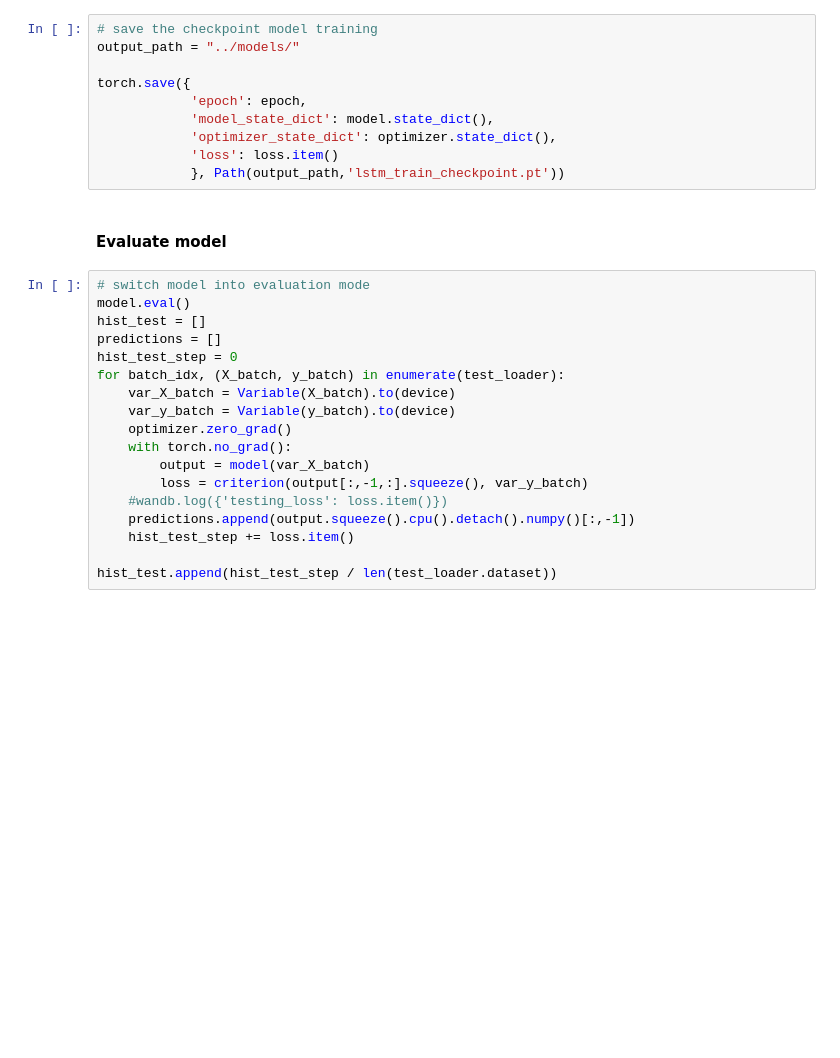
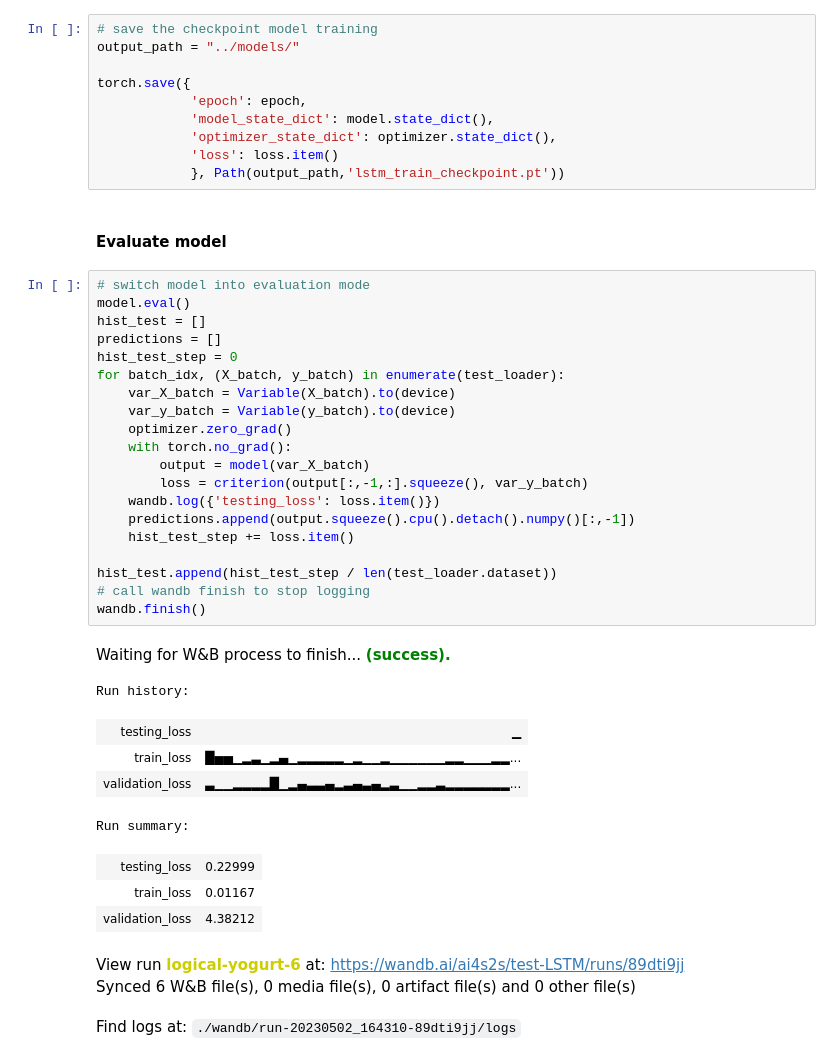
Before and after one commit to AI4S2S/cookbook, a Jupyter notebook: workflow/pred_temperature_LSTM.ipynb, the cells around one changed output. Drawn from its saved outputs; the diff is of its cells as text; blank space fills up the shorter version.

```diff
--- a/workflow/pred_temperature_LSTM.ipynb
+++ b/workflow/pred_temperature_LSTM.ipynb
@@ -344,21 +368,36 @@ torch.save({
 # %%
 # switch model into evaluation mode
 model.eval()
 hist_test = []
 predictions = []
 hist_test_step = 0
 for batch_idx, (X_batch, y_batch) in enumerate(test_loader):
     var_X_batch = Variable(X_batch).to(device)
     var_y_batch = Variable(y_batch).to(device)
     optimizer.zero_grad()
     with torch.no_grad():
         output = model(var_X_batch)
         loss = criterion(output[:,-1,:].squeeze(), var_y_batch)
-    #wandb.log({'testing_loss': loss.item()})
+    wandb.log({'testing_loss': loss.item()})
     predictions.append(output.squeeze().cpu().detach().numpy()[:,-1])
     hist_test_step += loss.item()
 
 hist_test.append(hist_test_step / len(test_loader.dataset))
+# call wandb finish to stop logging
+wandb.finish()
+# %% [output]
+Waiting for W&B process to finish... (success).
+Run history:
+| testing_loss | ▁ |
+| train_loss | █▅▅▁▂▃▁▂▄▁▂▂▂▂▂▁▂▁▁▂▁▁▁▁▁▁▂▂▁▁▁▂▂... |
+| validation_loss | ▃▁▁▂▂▂▂█▁▂▄▃▃▄▂▃▄▃▄▂▃▁▁▂▂▃▂▂▂▂▂▂▂... |
+Run summary:
+| testing_loss | 0.22999 |
+| train_loss | 0.01167 |
+| validation_loss | 4.38212 |
+View run logical-yogurt-6 at: https://wandb.ai/ai4s2s/test-LSTM/runs/89dti9jj
+Synced 6 W&B file(s), 0 media file(s), 0 artifact file(s) and 0 other file(s)
+Find logs at: ./wandb/run-20230502_164310-89dti9jj/logs
 # %%
 fig = plt.figure()
 plt.plot(predictions[0], 'b', label="Predictions")
```
Also changed, not shown: parts of 13 cells of this notebook, 6 other files.
